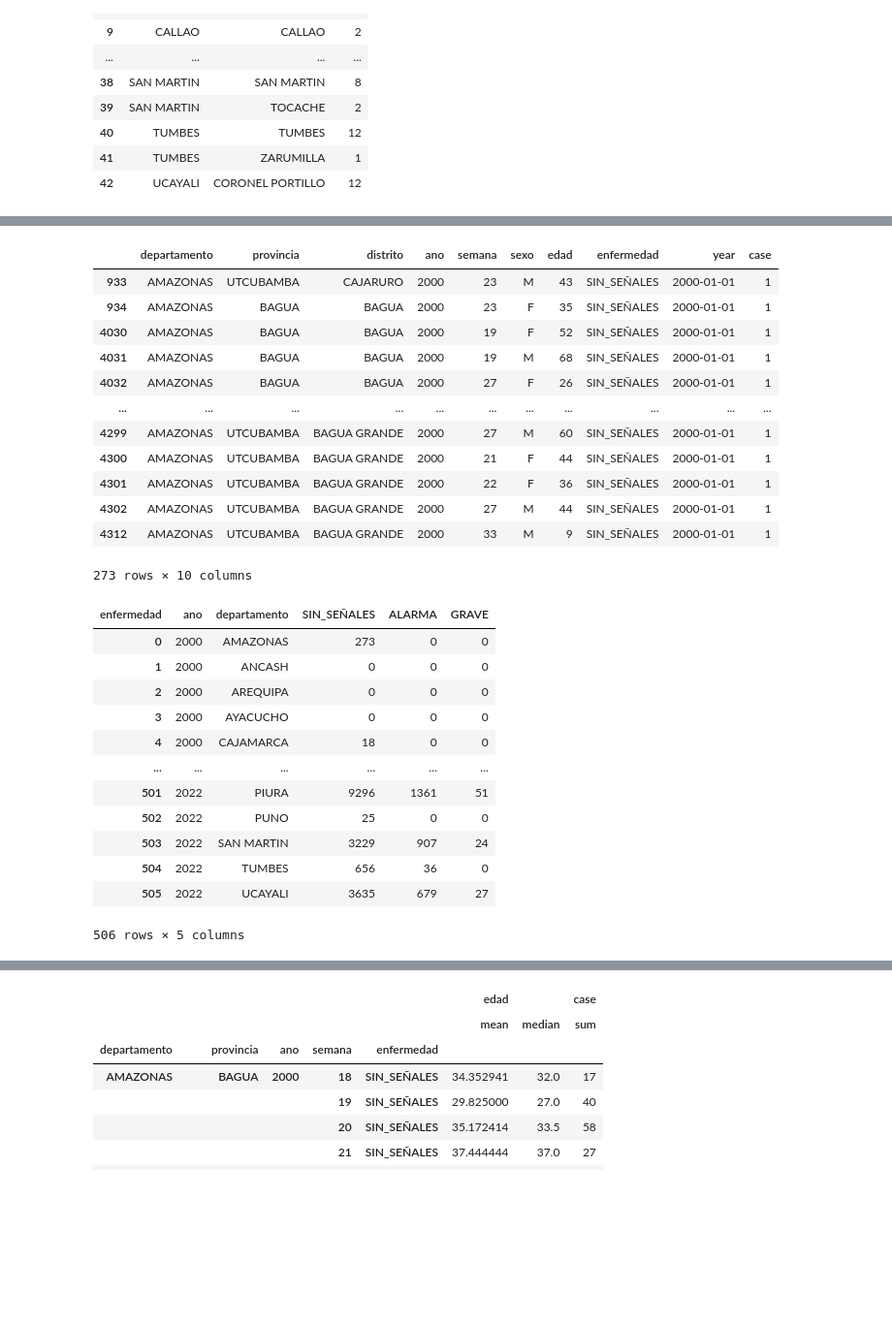
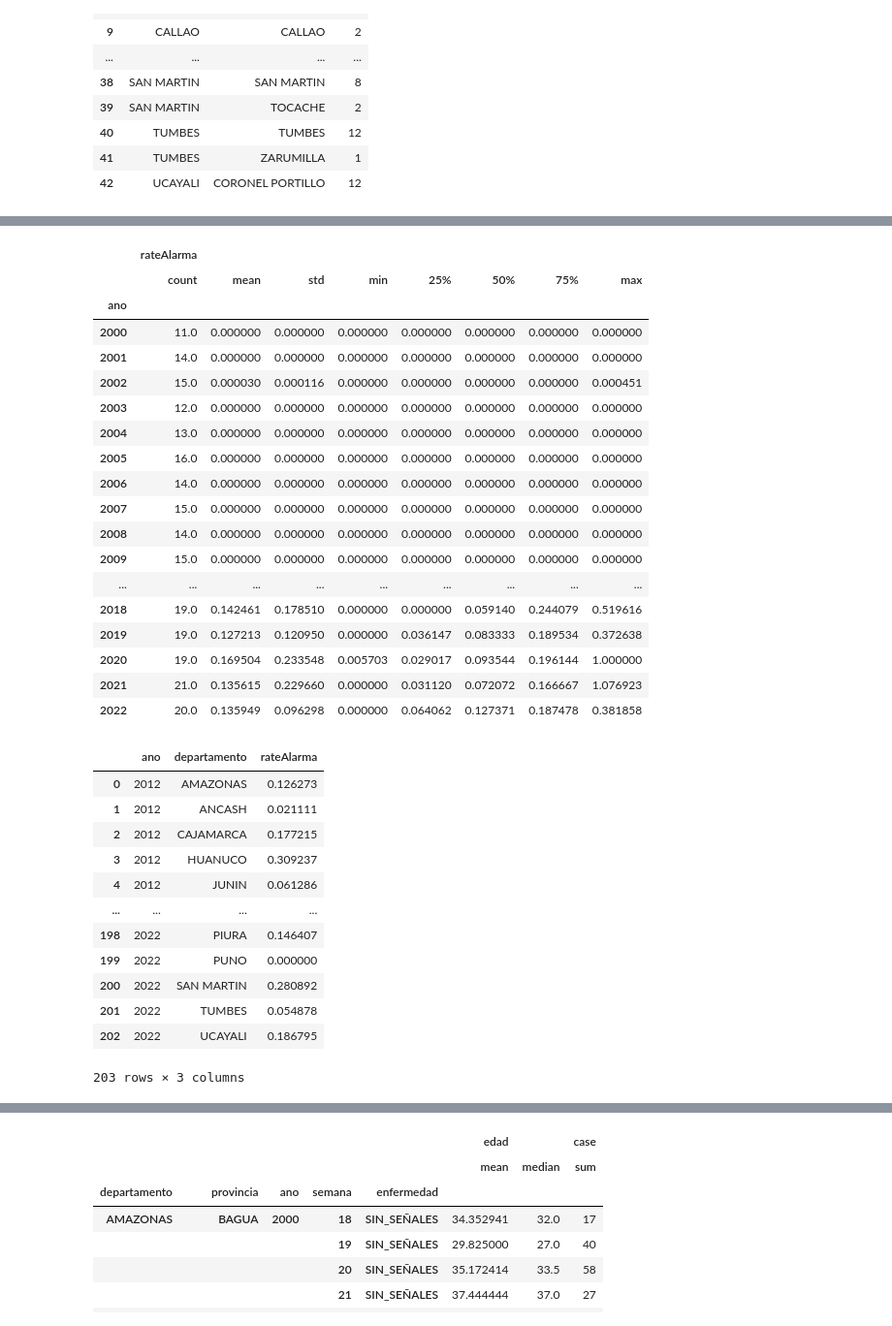
Before and after one commit to SocialAnalytics-StrategicIntelligence/OrganizeExploreAndQuery, a Jupyter notebook: Organize.ipynb, the cells around one changed output, grey strips where cells are left out. Shown at 97% size. Drawn from its saved outputs; the diff is of its cells as text; code cells hidden in the pictures; blank space fills up the shorter version.

Commit message:
new ByYearPlace

```diff
--- a/Organize.ipynb
+++ b/Organize.ipynb
@@ -426,0 +489,7 @@ TypeError: Index(...) must be called with a collection of some kind, 'case' was
+# %%
+indexList=['ano','departamento']
+aggregator={'case_sum_SIN_SEÑALES':['sum'],'case_sum_ALARMA':['sum']}
+ByYearPlace=ByYearPlace_wide.groupby(indexList,observed=True).agg(aggregator)
+ByYearPlace.columns=['sum_SIN_SEÑALES','sum_ALARMA']
+ByYearPlace.reset_index(inplace=True)
+ByYearPlace
@@ -426,0 +510,3 @@ TypeError: Index(...) must be called with a collection of some kind, 'case' was
+# %%
+ByYearPlace['rateAlarma']=(ByYearPlace['sum_ALARMA']/ByYearPlace['sum_SIN_SEÑALES'])
+ByYearPlace['rateAlarma'].describe()
@@ -426,0 +552,4 @@ TypeError: Index(...) must be called with a collection of some kind, 'case' was
+# %%
+ByYearPlace.loc[186,'rateAlarma']=1
+ByYearPlace.drop(columns=['sum_SIN_SEÑALES','sum_ALARMA'],inplace=True)
+ByYearPlace['rateAlarma'].describe()
@@ -427,35 +608,41 @@ TypeError: Index(...) must be called with a collection of some kind, 'case' was
 # %%
-dengue[(dengue.departamento=='AMAZONAS') & (dengue.ano==2000) & (dengue.enfermedad=="SIN_SEÑALES")]
+ByYearPlace.groupby('ano').describe()
 # %% [output]
-|  | departamento | provincia | distrito | ano | semana | sexo | edad | enfermedad | year | case |
-| 933 | AMAZONAS | UTCUBAMBA | CAJARURO | 2000 | 23 | M | 43 | SIN_SEÑALES | 2000-01-01 | 1 |
-| 934 | AMAZONAS | BAGUA | BAGUA | 2000 | 23 | F | 35 | SIN_SEÑALES | 2000-01-01 | 1 |
-| 4030 | AMAZONAS | BAGUA | BAGUA | 2000 | 19 | F | 52 | SIN_SEÑALES | 2000-01-01 | 1 |
-| 4031 | AMAZONAS | BAGUA | BAGUA | 2000 | 19 | M | 68 | SIN_SEÑALES | 2000-01-01 | 1 |
-| 4032 | AMAZONAS | BAGUA | BAGUA | 2000 | 27 | F | 26 | SIN_SEÑALES | 2000-01-01 | 1 |
-| ... | ... | ... | ... | ... | ... | ... | ... | ... | ... | ... |
-| 4299 | AMAZONAS | UTCUBAMBA | BAGUA GRANDE | 2000 | 27 | M | 60 | SIN_SEÑALES | 2000-01-01 | 1 |
-| 4300 | AMAZONAS | UTCUBAMBA | BAGUA GRANDE | 2000 | 21 | F | 44 | SIN_SEÑALES | 2000-01-01 | 1 |
-| 4301 | AMAZONAS | UTCUBAMBA | BAGUA GRANDE | 2000 | 22 | F | 36 | SIN_SEÑALES | 2000-01-01 | 1 |
-| 4302 | AMAZONAS | UTCUBAMBA | BAGUA GRANDE | 2000 | 27 | M | 44 | SIN_SEÑALES | 2000-01-01 | 1 |
-| 4312 | AMAZONAS | UTCUBAMBA | BAGUA GRANDE | 2000 | 33 | M | 9 | SIN_SEÑALES | 2000-01-01 | 1 |
+|  | rateAlarma |  |  |  |  |  |  |  |
+|  | count | mean | std | min | 25% | 50% | 75% | max |
+| ano |  |  |  |  |  |  |  |  |
+| 2000 | 11.0 | 0.000000 | 0.000000 | 0.000000 | 0.000000 | 0.000000 | 0.000000 | 0.000000 |
+| 2001 | 14.0 | 0.000000 | 0.000000 | 0.000000 | 0.000000 | 0.000000 | 0.000000 | 0.000000 |
+| 2002 | 15.0 | 0.000030 | 0.000116 | 0.000000 | 0.000000 | 0.000000 | 0.000000 | 0.000451 |
+| 2003 | 12.0 | 0.000000 | 0.000000 | 0.000000 | 0.000000 | 0.000000 | 0.000000 | 0.000000 |
+| 2004 | 13.0 | 0.000000 | 0.000000 | 0.000000 | 0.000000 | 0.000000 | 0.000000 | 0.000000 |
+| 2005 | 16.0 | 0.000000 | 0.000000 | 0.000000 | 0.000000 | 0.000000 | 0.000000 | 0.000000 |
+| 2006 | 14.0 | 0.000000 | 0.000000 | 0.000000 | 0.000000 | 0.000000 | 0.000000 | 0.000000 |
+| 2007 | 15.0 | 0.000000 | 0.000000 | 0.000000 | 0.000000 | 0.000000 | 0.000000 | 0.000000 |
+| 2008 | 14.0 | 0.000000 | 0.000000 | 0.000000 | 0.000000 | 0.000000 | 0.000000 | 0.000000 |
+| 2009 | 15.0 | 0.000000 | 0.000000 | 0.000000 | 0.000000 | 0.000000 | 0.000000 | 0.000000 |
+| ... | ... | ... | ... | ... | ... | ... | ... | ... |
+| 2018 | 19.0 | 0.142461 | 0.178510 | 0.000000 | 0.000000 | 0.059140 | 0.244079 | 0.519616 |
+| 2019 | 19.0 | 0.127213 | 0.120950 | 0.000000 | 0.036147 | 0.083333 | 0.189534 | 0.372638 |
+| 2020 | 19.0 | 0.169504 | 0.233548 | 0.005703 | 0.029017 | 0.093544 | 0.196144 | 1.000000 |
+| 2021 | 21.0 | 0.135615 | 0.229660 | 0.000000 | 0.031120 | 0.072072 | 0.166667 | 1.076923 |
+| 2022 | 20.0 | 0.135949 | 0.096298 | 0.000000 | 0.064062 | 0.127371 | 0.187478 | 0.381858 |
-273 rows × 10 columns
 # %%
-where = dengueProvYear.groupby(['ano','departamento'])['ALARMA'].idxmax()
-worst_prov_year = dengueProvYear.loc[where].reset_index(drop=True)
-worst_prov_year
+ByYearPlace=ByYearPlace[ByYearPlace.ano>=2012]
+ByYearPlace.reset_index(drop=True,inplace=True)
+ByYearPlace
 # %% [output]
-| enfermedad | ano | departamento | SIN_SEÑALES | ALARMA | GRAVE |
-| 0 | 2000 | AMAZONAS | 273 | 0 | 0 |
-| 1 | 2000 | ANCASH | 0 | 0 | 0 |
-| 2 | 2000 | AREQUIPA | 0 | 0 | 0 |
-| 3 | 2000 | AYACUCHO | 0 | 0 | 0 |
-| 4 | 2000 | CAJAMARCA | 18 | 0 | 0 |
-| ... | ... | ... | ... | ... | ... |
-| 501 | 2022 | PIURA | 9296 | 1361 | 51 |
-| 502 | 2022 | PUNO | 25 | 0 | 0 |
-| 503 | 2022 | SAN MARTIN | 3229 | 907 | 24 |
-| 504 | 2022 | TUMBES | 656 | 36 | 0 |
-| 505 | 2022 | UCAYALI | 3635 | 679 | 27 |
+|  | ano | departamento | rateAlarma |
+| 0 | 2012 | AMAZONAS | 0.126273 |
+| 1 | 2012 | ANCASH | 0.021111 |
+| 2 | 2012 | CAJAMARCA | 0.177215 |
+| 3 | 2012 | HUANUCO | 0.309237 |
+| 4 | 2012 | JUNIN | 0.061286 |
+| ... | ... | ... | ... |
+| 198 | 2022 | PIURA | 0.146407 |
+| 199 | 2022 | PUNO | 0.000000 |
+| 200 | 2022 | SAN MARTIN | 0.280892 |
+| 201 | 2022 | TUMBES | 0.054878 |
+| 202 | 2022 | UCAYALI | 0.186795 |
-506 rows × 5 columns
+203 rows × 3 columns
 # %%
```
Also changed, not shown: parts of 23 cells of this notebook, 1 other file.
